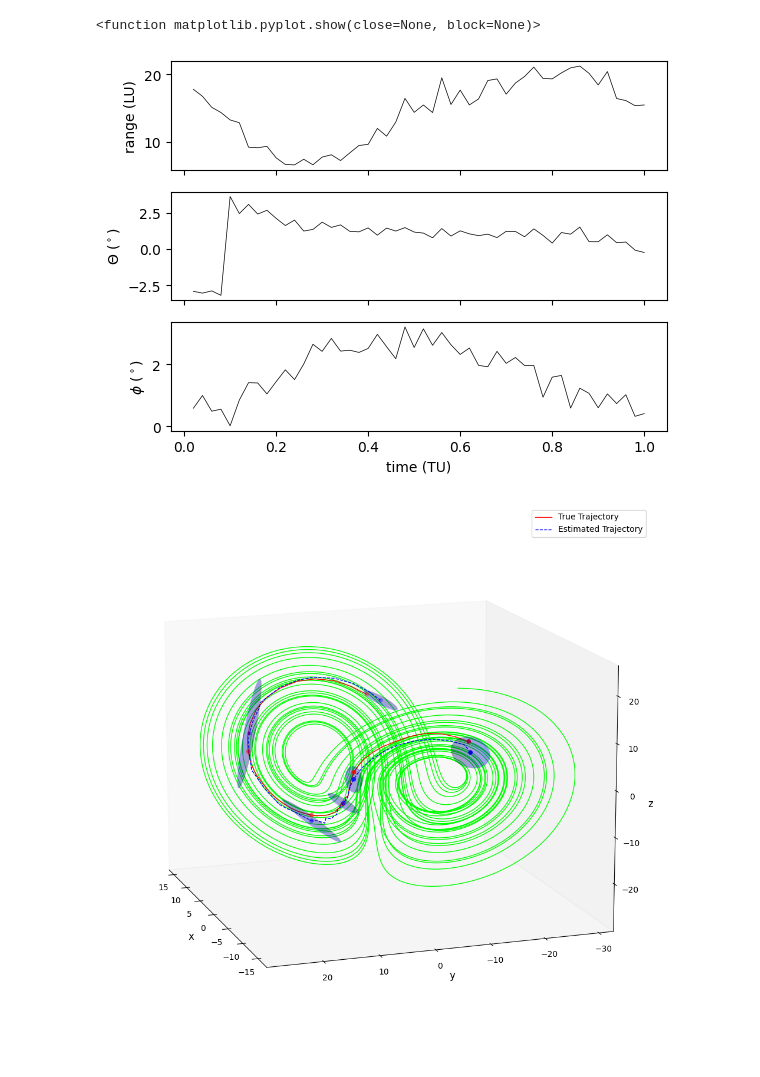
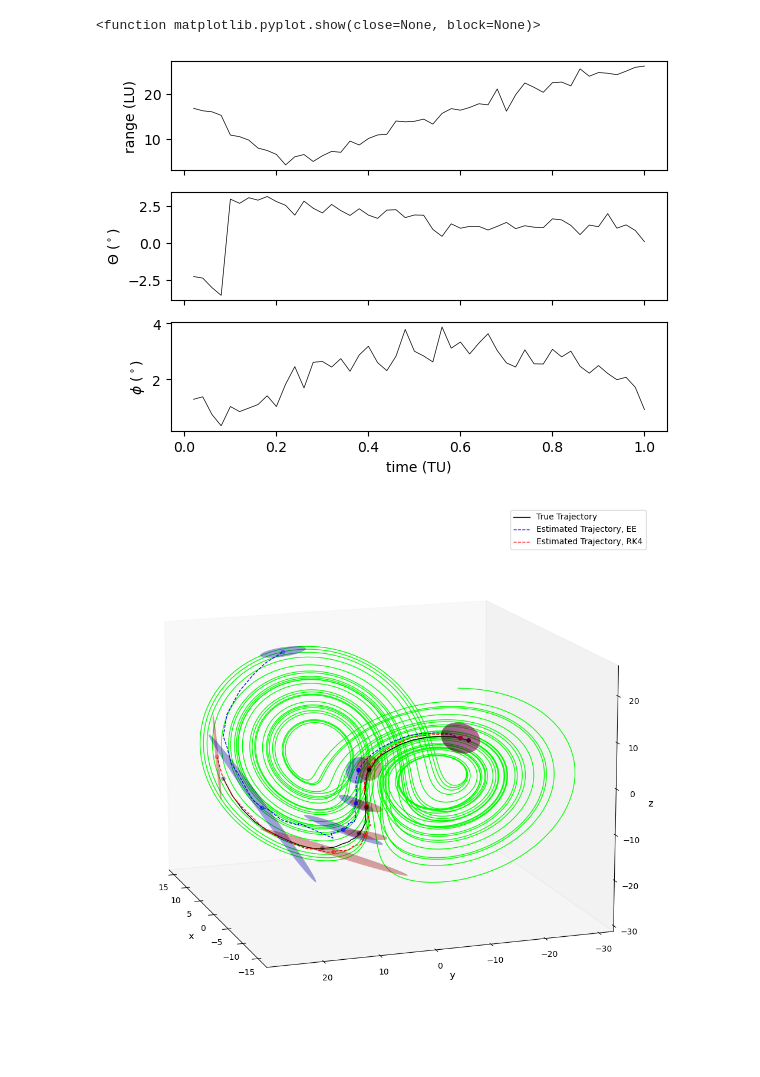
Before and after one commit to CharlesPlusC/ERP_tools, a Jupyter notebook: estimation/ERP_estimation_examples.ipynb, the cells around one changed output. Cells and saved outputs as stored; diff of their text form; code cells hidden in the pictures.

Commit message:
Updates to Estimation Tools
- Inclusion of external true state/measurements
- Usage of continuous model
- Explicit Euler or RK4 time-marching

```diff
--- a/estimation/ERP_estimation_examples.ipynb
+++ b/estimation/ERP_estimation_examples.ipynb
@@ -25,18 +25,18 @@ def Lorenz(y, t, const): # Lorenz system dynamics
     f = np.array([const.sigma*(y[1]-y[0]), -y[1]-y[0]*y[2], -const.b*y[2]+y[0]*y[1]-const.b*const.r])
     return f
 
-def f(x, dt, const): # Dynamics model
-    x1 = np.array([x[0]+(const.sigma*(x[1]-x[0]))*dt, x[1] + (-x[1]-x[0]*x[2])*dt, x[2] + (-const.b*x[2]+x[0]*x[1]-const.b*const.r)*dt])
+def f(x, const): # Dynamics model
+    x1 = np.array([const.sigma*(x[1]-x[0]), -x[1]-x[0]*x[2], -const.b*x[2]+x[0]*x[1]-const.b*const.r])
     return x1
 
 def h(x): # Measurement model
     z = np.array([np.sqrt(x[0]**2+x[1]**2+x[2]**2), np.arctan2(x[1],x[0]), np.arccos(x[2]/np.sqrt(x[0]**2+x[1]**2+x[2]**2))])
     return z
 
-def F(x, dt, const): # Dynamics Jacobian (optional)
-    Fx = [[1-const.sigma*dt, const.sigma*dt, 0           ],
-          [-x[2]*dt,         1-dt,           -x[0]*dt    ],
-          [x[1]*dt,          x[0]*dt,        1-const.b*dt]]
+def F(x,const): # Dynamics Jacobian (optional)
+    Fx = [[-const.sigma, const.sigma, 0       ],
+          [-x[2],        -1,          -x[0]   ],
+          [x[1],         x[0],        -const.b]]
     return Fx
 
 def H(x): # Measurement Jacobian (optional)
@@ -45,57 +45,66 @@ def H(x): # Measurement Jacobian (optional)
           [x[0]*x[2]/((x[0]**2+x[1]**2+x[2]**2)**(3/2)*np.sqrt(1-(x[2]**2/(x[0]**2+x[1]**2+x[2]**2)))), x[1]*x[2]/((x[0]**2+x[1]**2+x[2]**2)**(3/2)*np.sqrt(1-(x[2]**2/(x[0]**2+x[1]**2+x[2]**2)))), -(x[0]**2+x[1]**2)/((x[0]**2+x[1]**2+x[2]**2)**(3/2)*np.sqrt(1-(x[2]**2/(x[0]**2+x[1]**2+x[2]**2))))]]
     return Hx
 # %%
-np.random.seed(2)                                   # For repeatable results
-c = Lorenz_Const(4,1,48)                            # Lorenz system constants
-T = 1                                               # Period
-dt = 0.02                                           # Timestep or [True timestep, Measurement timestep]
-x0 = np.array([-11.5, -10, 9.5])                    # Initial true state
-Q = np.diag([0.01, 0.01, 0.01])                     # Process noise matrix
-R = np.diag([1, 0.1, 0.1])                          # Measurement noise matrix
-xest0 = x0 + np.sqrt(R[0,0])*np.random.randn(3)     # Initial estimated state (using Cartesian uncertainty instead of polar uncertainty)
-Pest0 = np.diag([1,1,1])                            # Initial estimated covariance
+np.random.seed(2024)                                 # For repeatable results
+c = Lorenz_Const(4,1,48)                           # Lorenz system constants
+T = 1                                              # Period
+dt = 0.02                                          # Timestep or [True timestep, Measurement timestep]
+x0 = np.array([-11.5, -10, 9.5])                   # Initial true state
+Q = np.diag([0.01, 0.01, 0.01])                    # Process noise matrix
+R = np.diag([1, 0.1, 0.1])                       # Measurement noise matrix
 
-# Extended Kalman Filter
-x, xest, z, Pest, tspan_x, tspan_z = ERP.EKF(x0, xest0, Pest0, dt, T, Q, R, f, h, F, H, c)
-# x, xest, z, Pest, tspan_x, tspan_z = ERP.EKF(x0, xest0, Pest0, dt, T, Q, R, f, h, [], [], c) also works, in the case where there is not a closed form for the Jacobians
+# True States and Measurements
+x, z, tx, tz = ERP.get_measurements(x0, dt, [T], f, h, Q, R, 'RK4', c) # If you already have measurements, no need for this line
+
+# Extended Kalman Filter - Explicit Euler
+xest0 = x0 + np.sqrt(R[0,0])*np.random.randn(3)    # Initial estimated state (using Cartesian uncertainty instead of polar uncertainty)
+Pest0 = np.diag([1,1,1])                           # Initial estimated covariance
+xest, Pest, tspan = ERP.EKF2(xest0, Pest0, dt, [tz, z], Q, R, f, h, F, H, 'EE', c)
+
+# Extended Kalman Filter - RK4
+xest2, Pest2, tspan = ERP.EKF2(xest0, Pest0, dt, [tz, z], Q, R, f, h, F, H, 'RK4', c)
 
 # Plotting data
 fig, axs = plt.subplots(3)
 axs[0].set(ylabel='range (LU)')
 axs[0].set_xticklabels([])
 axs[1].set(ylabel='$\Theta$ ($^\circ$)')
 axs[1].set_xticklabels([])
 axs[2].set(xlabel='time (TU)', ylabel='$\phi$ ($^\circ$)')
-line1, = axs[0].plot(tspan_z, z[:,0], linewidth=0.5, linestyle='-', color='black')
-axs[1].plot(tspan_z, z[:,1], linewidth=0.5, linestyle='-', color='black')
-axs[2].plot(tspan_z, z[:,2], linewidth=0.5, linestyle='-', color='black')
+line1, = axs[0].plot(tz, z[:,0], linewidth=0.5, linestyle='-', color='black')
+axs[1].plot(tz, z[:,1], linewidth=0.5, linestyle='-', color='black')
+axs[2].plot(tz, z[:,2], linewidth=0.5, linestyle='-', color='black')
 
 # Background dynamics
 t = np.linspace(0,50,10000)
 y = odeint(Lorenz, x0, t, args=(c,))
 
 # Plotting EKF Estimation
 p = ellipse(0, [], (0, 0, 1, 0.2), [], [], 0)
+p2 = ellipse(0, [], (1, 0, 0, 0.2), [], [], 0)
 
 fig = plt.figure(figsize=(12, 14))
 ax = plt.axes(projection='3d')
 ax.grid(False)
 ax.plot3D(y[:,0],y[:,1],y[:,2], c = (0,1,0), lw = '1')
-ax.plot3D(x[:,0],x[:,1],x[:,2], c = (1,0,0), lw = '1', label = 'True Trajectory')
-ax.plot3D(xest[:,0],xest[:,1],xest[:,2], c = (0,0,1), lw = '1', ls = '--', label = 'Estimated Trajectory')
-a = np.array([int(x) for x in (np.linspace(0,len(tspan_x)-1,6))])
-ax.scatter(x[a,0],x[a,1],x[a,2], color = (1,0,0), s = 20, marker = 'o')
+ax.plot3D(x[:,0],x[:,1],x[:,2], c = 'black', lw = '1', label = 'True Trajectory')
+ax.plot3D(xest[:,0],xest[:,1],xest[:,2], c = (0,0,1), lw = '1', ls = '--', label = 'Estimated Trajectory, EE')
+ax.plot3D(xest2[:,0],xest2[:,1],xest2[:,2], c = (1,0,0), lw = '1', ls = '--', label = 'Estimated Trajectory, RK4')
+a = np.array([int(x) for x in (np.linspace(0,len(tx)-1,6))])
+ax.scatter(x[a,0],x[a,1],x[a,2], color = 'black', s = 20, marker = 'o')
 ax.scatter(xest[a,0],xest[a,1],xest[a,2], color = (0,0,1), s = 20, marker = 'o')
+ax.scatter(xest2[a,0],xest2[a,1],xest2[a,2], color = (1,0,0), s = 20, marker = 'o')
 for i in a:
     ERP.plot_gaussian_ellipsoid(xest[i], Pest[i], 3, p, ax)
+    ERP.plot_gaussian_ellipsoid(xest2[i], Pest2[i], 3, p2, ax)
 ax.view_init(14, -199)
 ax.legend()
 ax.set_xlabel('x', fontsize=12)
 ax.set_ylabel('y', fontsize=12)
 ax.set_zlabel('z', fontsize=12)
 plt.show
 # %% [output]
 <function matplotlib.pyplot.show(close=None, block=None)>
-[figure, old version]
+[figure, new version]
-[figure, old version]
+[figure, new version]
 # %%
```
Also changed, not shown: parts of 1 cell of this notebook, 1 other file.
